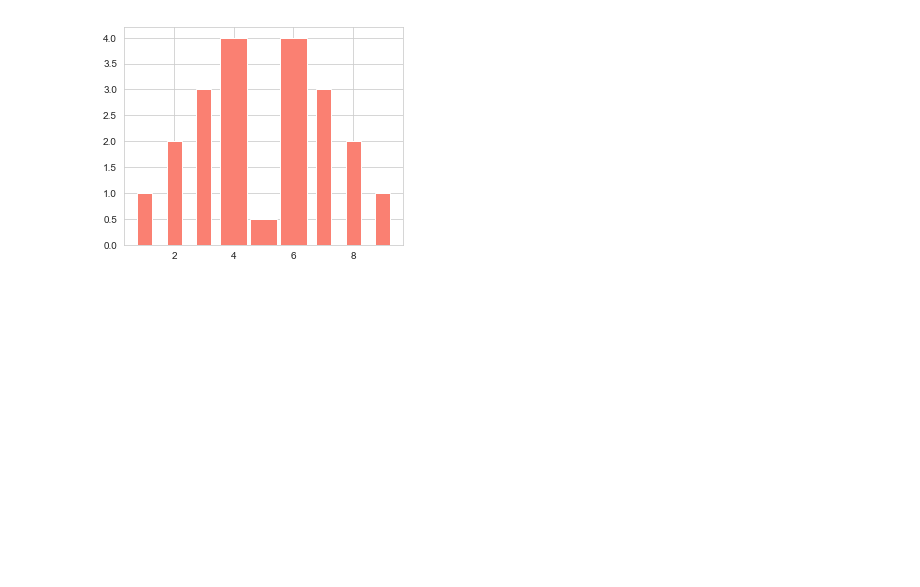
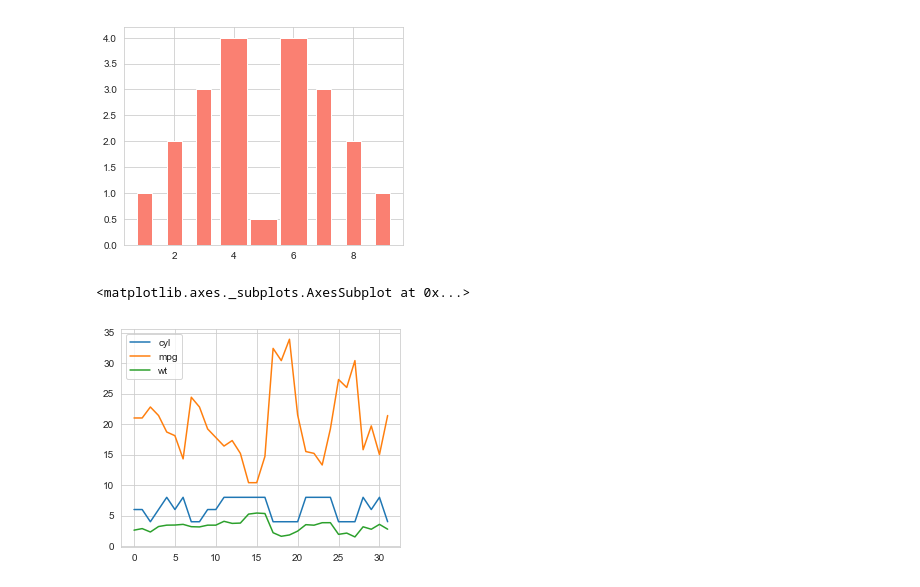
Before and after one commit to johnbbell/lynda, a Jupyter notebook: Python/Python_4_DS/Chapter_2/02_03_Format_Plots.ipynb, the cells around one changed output. Drawn from its saved outputs; the diff is of its cells as text; code cells hidden in the pictures; blank space fills up the shorter version.

Commit message:
Python Learning
Finished Chapter 2 - Data Visualization Basics

```diff
--- a/Python/Python_4_DS/Chapter_2/02_03_Format_Plots.ipynb
+++ b/Python/Python_4_DS/Chapter_2/02_03_Format_Plots.ipynb
@@ -27,3 +27,13 @@ plt.bar(x, y, width=wide, color=color, align='center')
 # %% [output]
 <BarContainer object of 9 artists>
 [figure]
+# %%
+address = 'C:/Users/jbbell/Desktop/lynda/Python/Python_4_DS/Exercise Files/Ch02/02_03/mtcars.csv'
+cars = pd.read_csv(address)
+cars.columns = ['car_names','mpg','cyl','disp','hp','drat','wt','qsec','vs','am','gear','carb']
+
+df = cars[['cyl', 'mpg', 'wt']]
+df.plot()
+# %% [output]
+<matplotlib.axes._subplots.AxesSubplot at 0x...>
+[figure, added]
```
Also changed, not shown: parts of 6 cells of this notebook, 3 other files.
